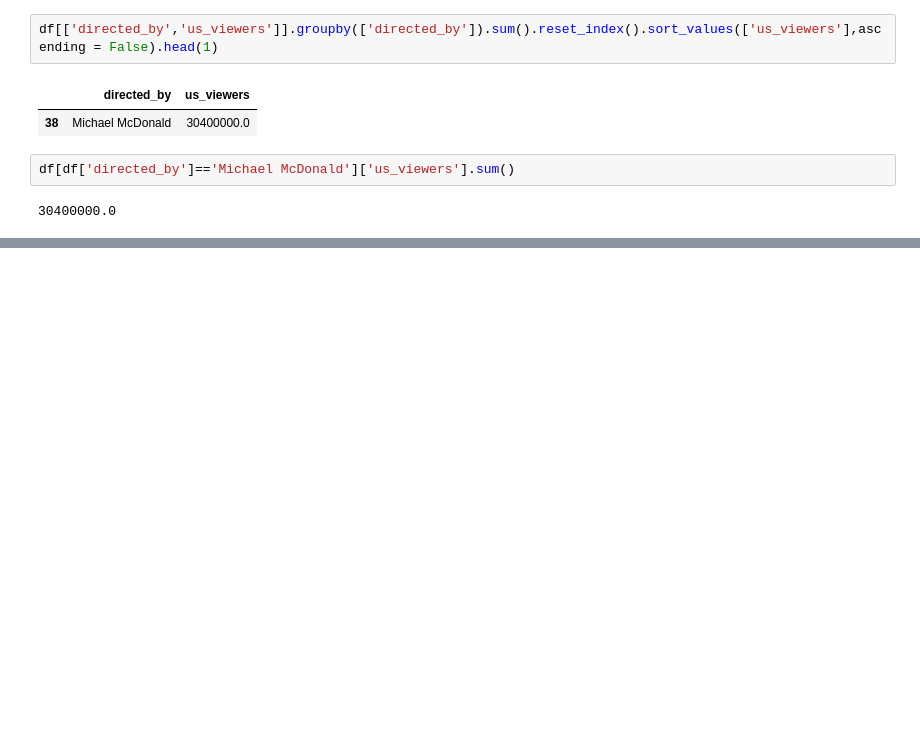
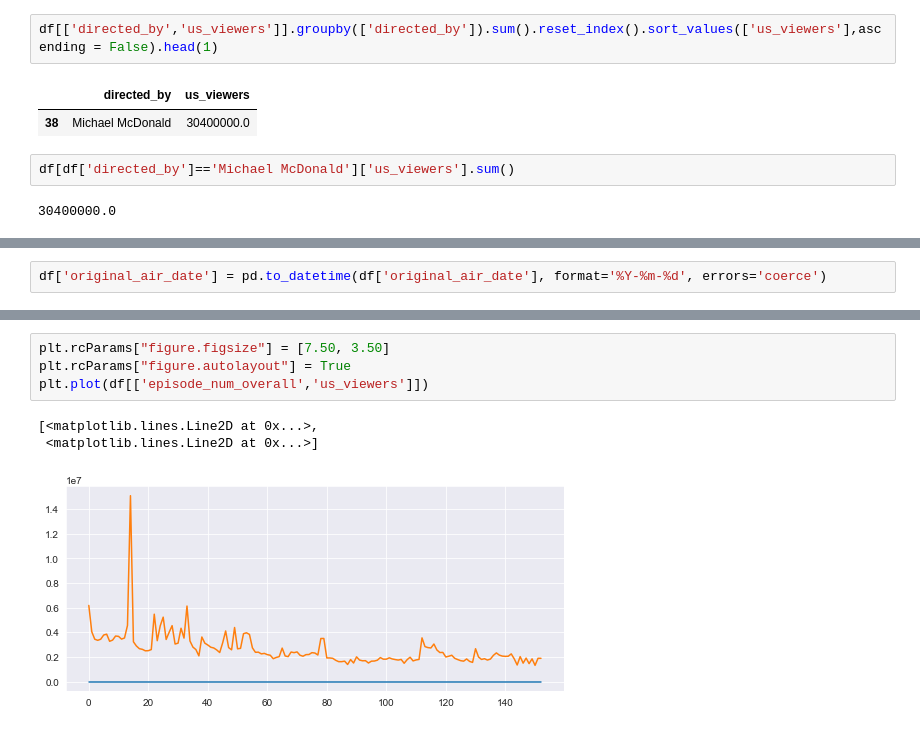
Before and after one commit to anuj561/Brooklyn-99-Data-Analysis, a Jupyter notebook: Brooklyn_99_data_analysis.ipynb, the cells around one changed output, grey strips where cells are left out. Drawn from its saved outputs; the diff is of its cells as text; blank space fills up the shorter version.

```diff
--- a/Brooklyn_99_data_analysis.ipynb
+++ b/Brooklyn_99_data_analysis.ipynb
@@ -35,0 +69,2 @@ Name: directed_by, dtype: int64
+# %%
+df['original_air_date'] = pd.to_datetime(df['original_air_date'], format='%Y-%m-%d', errors='coerce')
@@ -35,0 +79,8 @@ Name: directed_by, dtype: int64
+# %%
+plt.rcParams["figure.figsize"] = [7.50, 3.50]
+plt.rcParams["figure.autolayout"] = True
+plt.plot(df[['episode_num_overall','us_viewers']])
+# %% [output]
+[<matplotlib.lines.Line2D at 0x...>,
+ <matplotlib.lines.Line2D at 0x...>]
+[figure, added]
```
Also changed, not shown: parts of 6 cells of this notebook.
